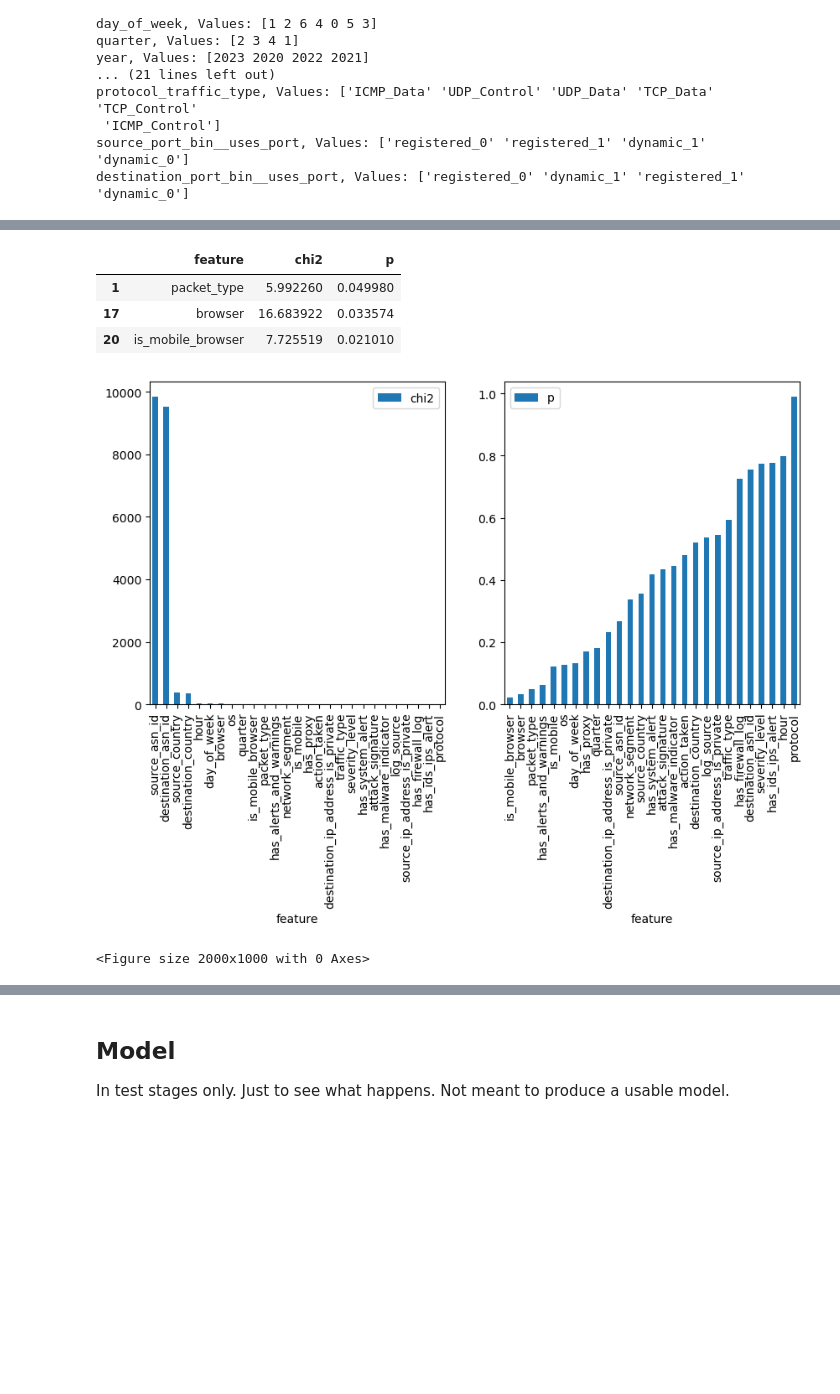
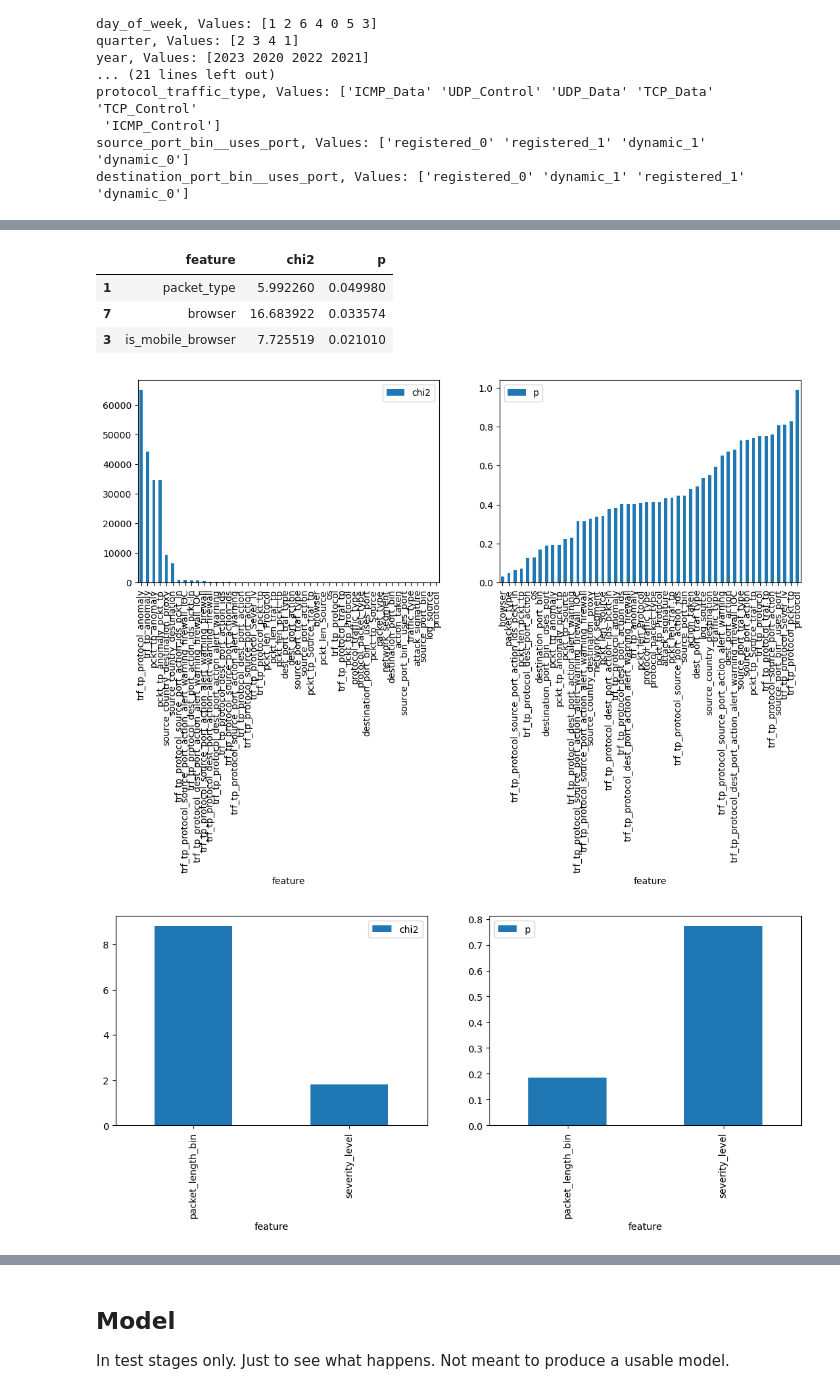
Before and after one commit to dominicbraam/cyberattack-model, a Jupyter notebook: notebooks/Data Exploration.ipynb, the cells around one changed output, grey strips where cells are left out. Saved outputs shown, nothing was run; the diff lists cells and outputs as text; code cells hidden in the pictures; blank space fills up the shorter version.

```diff
--- a/notebooks/Data Exploration.ipynb
+++ b/notebooks/Data Exploration.ipynb
@@ -655,0 +749,3 @@ plt.show()
+# %%
+pd.set_option('display.max_rows', None)
+df.nunique()
@@ -704,6 +824,0 @@ The one that stands out is severity_level. Maybeee action_taken can be considere
-# %%
-from sklearn.preprocessing import OrdinalEncoder
-
-order = ['Low', 'Medium', 'High']
-oe = OrdinalEncoder(categories=[order])
-df['severity_level']= oe.fit_transform(df[['severity_level']])
@@ -709,0 +937,5 @@ df['severity_level']= oe.fit_transform(df[['severity_level']])
+# %%
+fh_fc = FeatureHandler()
+for feature in fh_fc.features['onehot']:
+    contingency_table = pd.crosstab(df[feature], df['attack_type'])
+    heatmap_from_contingency(contingency_table)
@@ -738,23 +973,29 @@ def chi_square_test(feature):
     chi2, p, dof, expected = chi2_contingency(contingency_table)
     return feature, chi2, p
 
-chi_square_results = [chi_square_test(feature) for feature in categorical_features]
-
-chi_square_df = pd.DataFrame(chi_square_results, columns=['feature', 'chi2', 'p'])
+def plot_chi_square(chi_square_df):
+    fig, axs = plt.subplots(1,2)
+    chi2_df = chi_square_df.sort_values(by='chi2', ascending=False)
+    pv_df = chi_square_df.sort_values(by='p', ascending=True)
+    chi2_df.plot.bar(x='feature', y='chi2', figsize=(13,4), ax=axs[0])
+    pv_df.plot.bar(x='feature', y='p', ax=axs[1])
 # %%
-fig, axs = plt.subplots(1,2)
-plt.figure(figsize=(20,10))
-chi2_df = chi_square_df.sort_values(by='chi2', ascending=False)
-pv_df = chi_square_df.sort_values(by='p', ascending=True)
-chi2_df.plot.bar(x='feature', y='chi2', figsize=(10,5), ax=axs[0])
-pv_df.plot.bar(x='feature', y='p', ax=axs[1])
+appended = []
+fh = FeatureHandler()
 
+for features in fh.features.values():
+    chi_square_results = [chi_square_test(feature) for feature in features]
+    chi_square_df = pd.DataFrame(chi_square_results, columns=['feature', 'chi2', 'p'])
+    appended.append(chi_square_df)
+    plot_chi_square(chi_square_df)
+
+chi_square_df_full = pd.concat(appended)
 # features with p-values < 0.05 are statistically significant
-chi_square_df[chi_square_df['p'] < 0.05]
+chi_square_df_full[chi_square_df_full['p'] < 0.05]
 # %% [output]
 |  | feature | chi2 | p |
 | 1 | packet_type | 5.992260 | 0.049980 |
-| 17 | browser | 16.683922 | 0.033574 |
-| 20 | is_mobile_browser | 7.725519 | 0.021010 |
+| 7 | browser | 16.683922 | 0.033574 |
+| 3 | is_mobile_browser | 7.725519 | 0.021010 |
-[figure, old version]
+[figure, new version]
-<Figure size 2000x1000 with 0 Axes>
+[figure, added]
```
Also changed, not shown: parts of 39 cells of this notebook.
